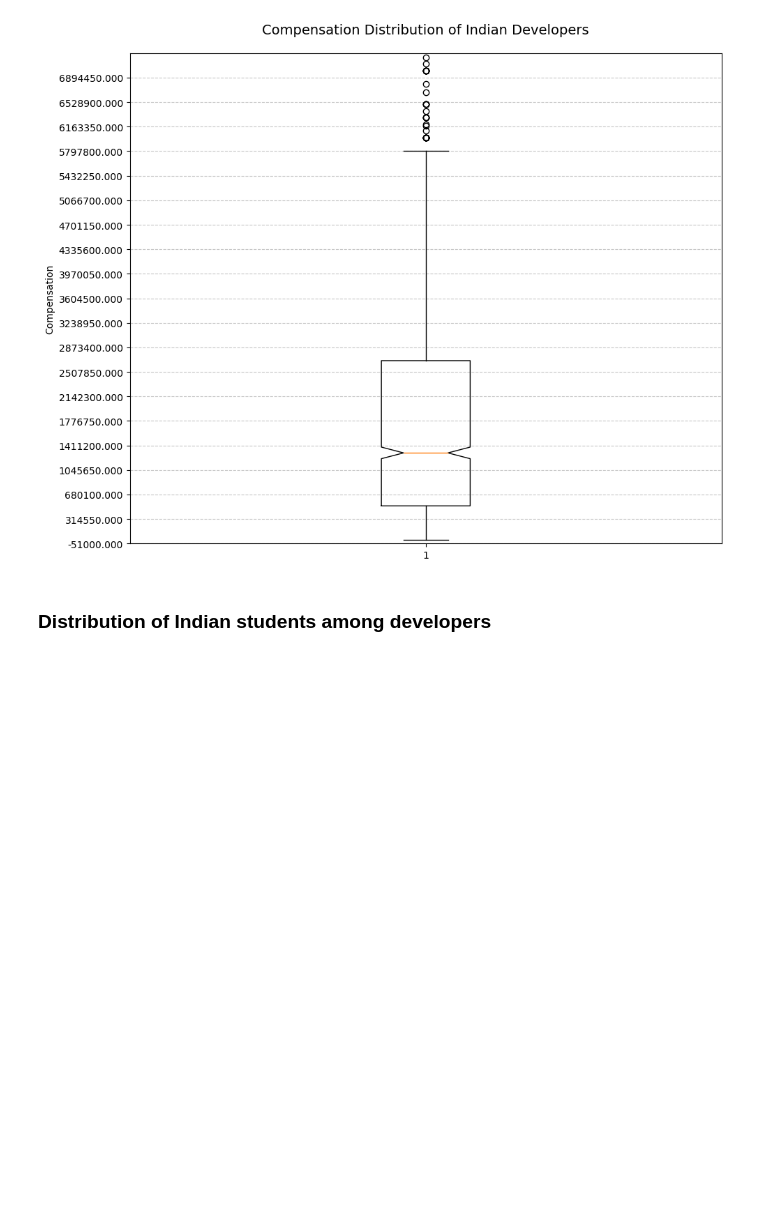
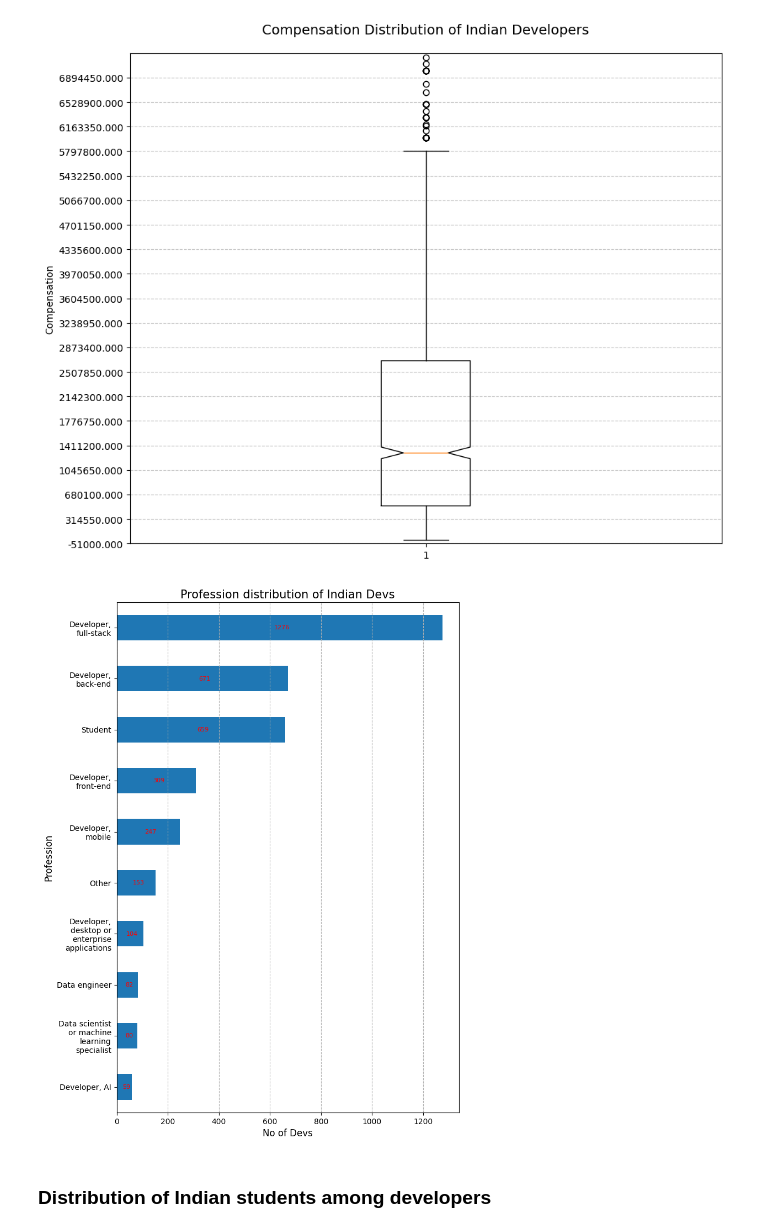
Before and after one commit to Kemphire/dav-project, a Jupyter notebook: main.ipynb, the cells around one changed output. Cells and saved outputs as stored; diff of their text form; code cells hidden in the pictures; blank space fills up the shorter version.

```diff
--- a/main.ipynb
+++ b/main.ipynb
@@ -346,21 +346,24 @@ Average compensation of Indian devs is 48921930380.79304
 Median compensation of Indian devs is 1300000.0
 [figure]
 # %%
+to_plot = df.groupby(["DevType"])["DevType"].agg("count")
+to_plot.index = [textwrap.fill(label, width=15) for label in to_plot.index]
+to_plot.sort_values(ascending=True, inplace=True)
 
-to_plot = df.groupby(["DevType"])["DevType"].agg("count")
-to_plot.index = [textwrap.fill(label,width=15) for label in to_plot.index]
-to_plot.sort_values(ascending=True,inplace=True)
-
-plt.figure(figsize=(8,12))
+plt.figure(figsize=(8, 12))
 ax = to_plot.tail(10).plot(kind="barh")
-plt.xlabel("No of Devs",fontsize=12)
-plt.ylabel("Profession",fontsize=12)
-plt.title("Profession distribution of Indian Devs", fontsize=15,pad=5)
-plt.grid(axis="x",linestyle="--")
+plt.xlabel("No of Devs", fontsize=12)
+plt.ylabel("Profession", fontsize=12)
+plt.title("Profession distribution of Indian Devs", fontsize=15, pad=5)
+plt.grid(axis="x", linestyle="--")
 
 for container in ax.containers:
-    ax.bar_label(container, fmt="%.0f", padding=3, fontsize=8,label_type="center",color="red")
+    ax.bar_label(
+        container, fmt="%.0f", padding=3, fontsize=8, label_type="center", color="red"
+    )
 # We can see that the most of the developers in India are fullstack developers
+# %% [output]
+[figure, added]
 # %% [markdown]
 ### Distribution of Indian students among developers
 # %%
```
Also changed, not shown: parts of 7 cells of this notebook, 1 other file.
